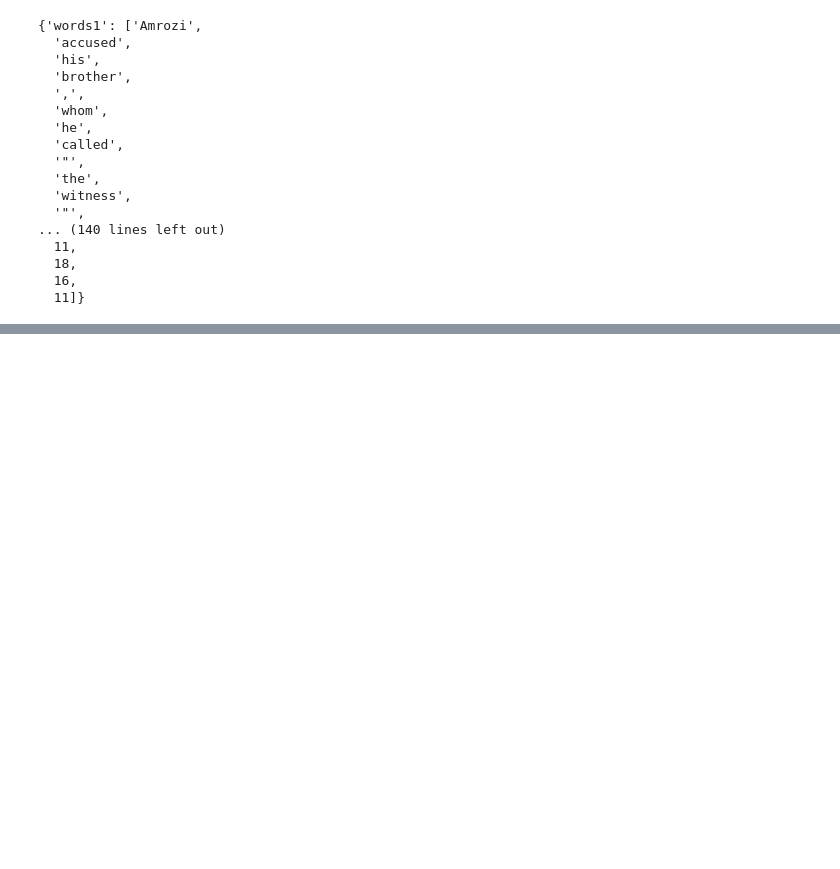
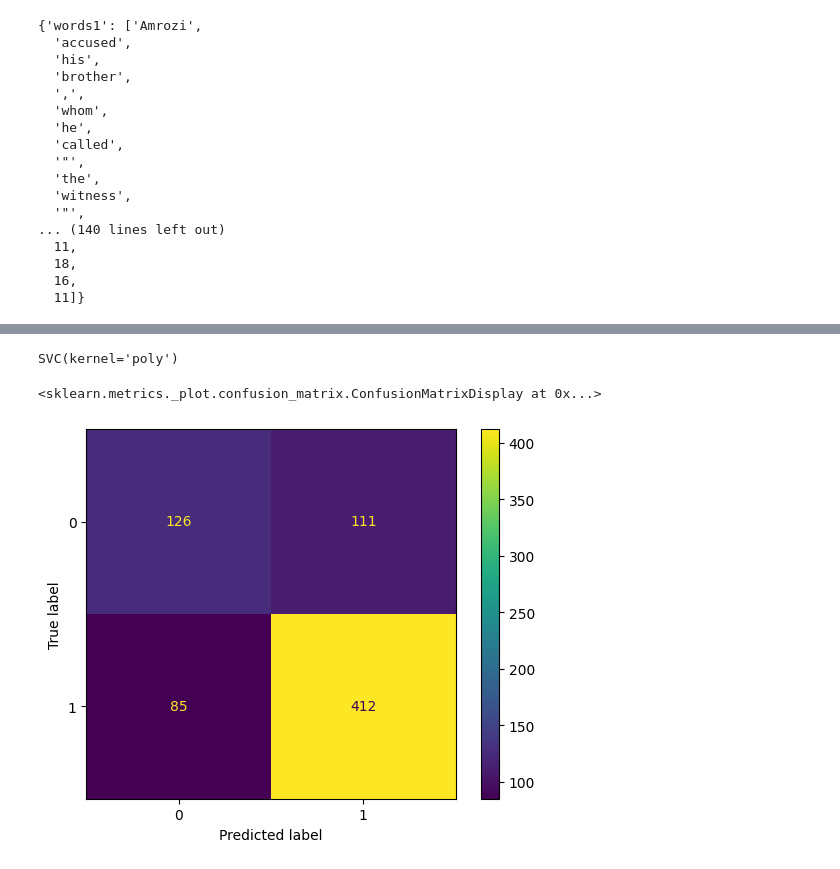
Before and after one commit to elenasofia98/PracticalNLP-2023-2024, a Jupyter notebook: HoL02_1_ParsingWithStanza_ParaphraseClassification.ipynb, the cells around one changed output, grey strips where cells are left out. Drawn from its saved outputs; the diff is of its cells as text; code cells hidden in the pictures; blank space fills up the shorter version.

```diff
--- a/HoL02_1_ParsingWithStanza_ParaphraseClassification.ipynb
+++ b/HoL02_1_ParsingWithStanza_ParaphraseClassification.ipynb
@@ -396,0 +607,11 @@ for split in range(len(dataset)):
+# %%
+root='root_-1'
+for split in splits:
+    ted = []
+    for example in tqdm(dataset[split]):
+        tree1 = construct_tree(root=root, dtree=get_dtree(example, sentence_index=1))
+        tree2 = construct_tree(root=root, dtree=get_dtree(example, sentence_index=2))
+
+        ted.append(simple_distance(tree1, tree2)/len(example['words2']))
+
+    X[split]['ted'] = ted
@@ -396,0 +620,3 @@ for split in range(len(dataset)):
+# %%
+for split in splits:
+    X[split]['target'] = [example['label'] for example in dataset[split]]
@@ -396,0 +639,26 @@ for split in range(len(dataset)):
+# %%
+from sklearn import svm
+from sklearn.metrics import accuracy_score, confusion_matrix, ConfusionMatrixDisplay, classification_report
+
+# Classifier - Algorithm - SVM
+# fit the training dataset on the classifier
+SVM = svm.SVC(C=1.0, kernel='poly', degree=3)
+
+
+X_train = X[TRAIN][[feature for feature in X[TRAIN].columns if feature!='target' and feature!='ted']]
+y_train = X[TRAIN]['target']
+
+
+SVM.fit(X_train, y_train)
+# %% [output]
+SVC(kernel='poly')
+# %%
+pred_train = SVM.predict(X_train)
+# %%
+cm = confusion_matrix(y_train, pred_train)
+disp = ConfusionMatrixDisplay(confusion_matrix=cm, display_labels=SVM.classes_)
+
+disp.plot()
+# %% [output]
+<sklearn.metrics._plot.confusion_matrix.ConfusionMatrixDisplay at 0x...>
+[figure, added]
```
Also changed, not shown: parts of 25 cells of this notebook.
